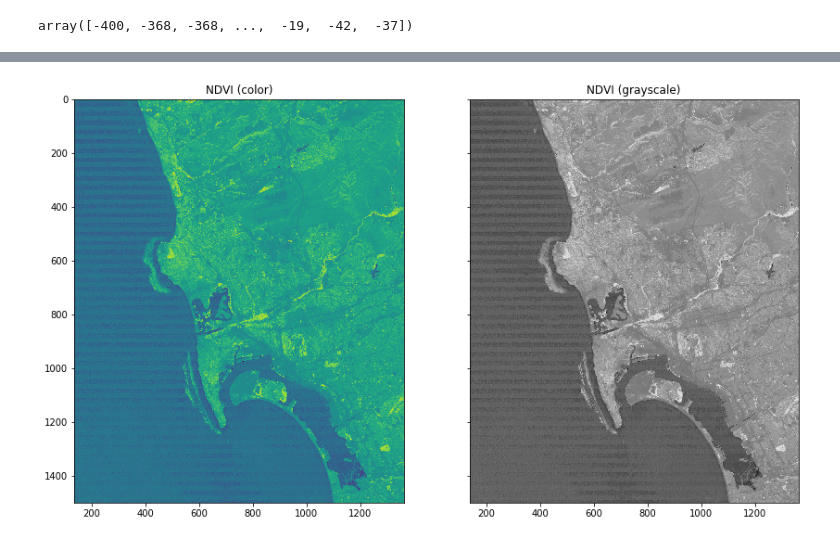
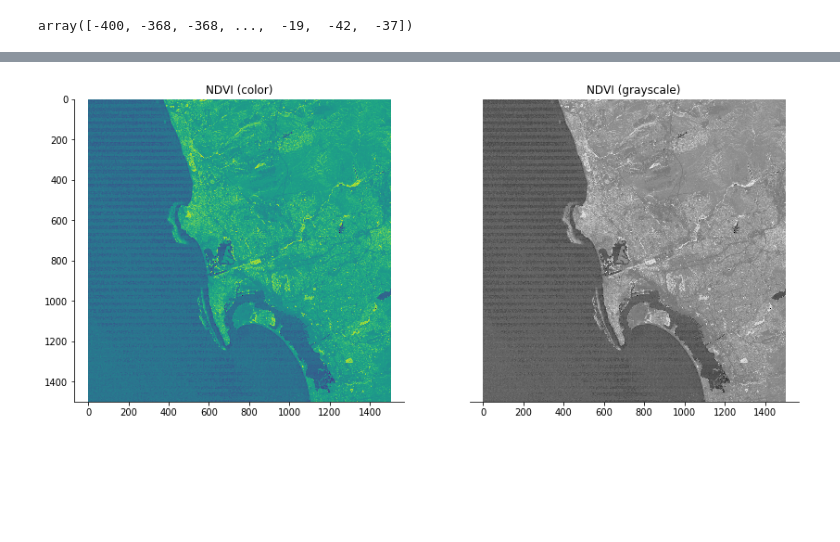
Before and after one commit to moonlimb/sio236-remote-sensing, a Jupyter notebook: Limb_Moon_Lab5_Exercise5.ipynb, the cells around one changed output, grey strips where cells are left out. Drawn from its saved outputs; the diff is of its cells as text; code cells hidden in the pictures; blank space fills up the shorter version.

```diff
--- a/Limb_Moon_Lab5_Exercise5.ipynb
+++ b/Limb_Moon_Lab5_Exercise5.ipynb
@@ -141,22 +160,31 @@ plot_ndvi(ndvi)
 # %%
 # Version 2: Sharing y-axis (less flexibility in figure sizing)
 
 plt.close('all')
-f, (ax1, ax2) = plt.subplots(1, 2, sharey=True, figsize=(14, 8))
+f, (ax1, ax2) = plt.subplots(1, 2, sharey=True, figsize=(14, 6))
 
 ax1.imshow(ndvi)
 ax1.set_title('NDVI (color)')
+ax1.spines["right"].set_visible(False)
+ax1.spines["top"].set_visible(False)
+
+
 ax2.imshow(ndvi, cmap=plt.cm.gray)
+
+# Remove 'spines' for right figure (nicer visual)
+# Can write neater, but good enough for now
+ax2.spines["left"].set_visible(False)
+ax2.spines["top"].set_visible(False)
+ax2.spines["right"].set_visible(False)
 ax2.get_xaxis().tick_bottom()
-"""
+
 ax2.tick_params(
-        axis='x',          # changes apply to the x-axis
+        axis='y',          # changes apply to the x-axis
         which='both',      # both major and minor ticks are affected
         left='off',      # ticks along the bottom edge are off
-        top='off',         # ticks along the top edge are off
         labelleft='off')
-"""
+
 ax2.set_title('NDVI (grayscale)')
 plt.show()
 # %% [output]
-[figure, old version]
+[figure, new version]
```
Also changed, not shown: parts of 6 cells of this notebook.
